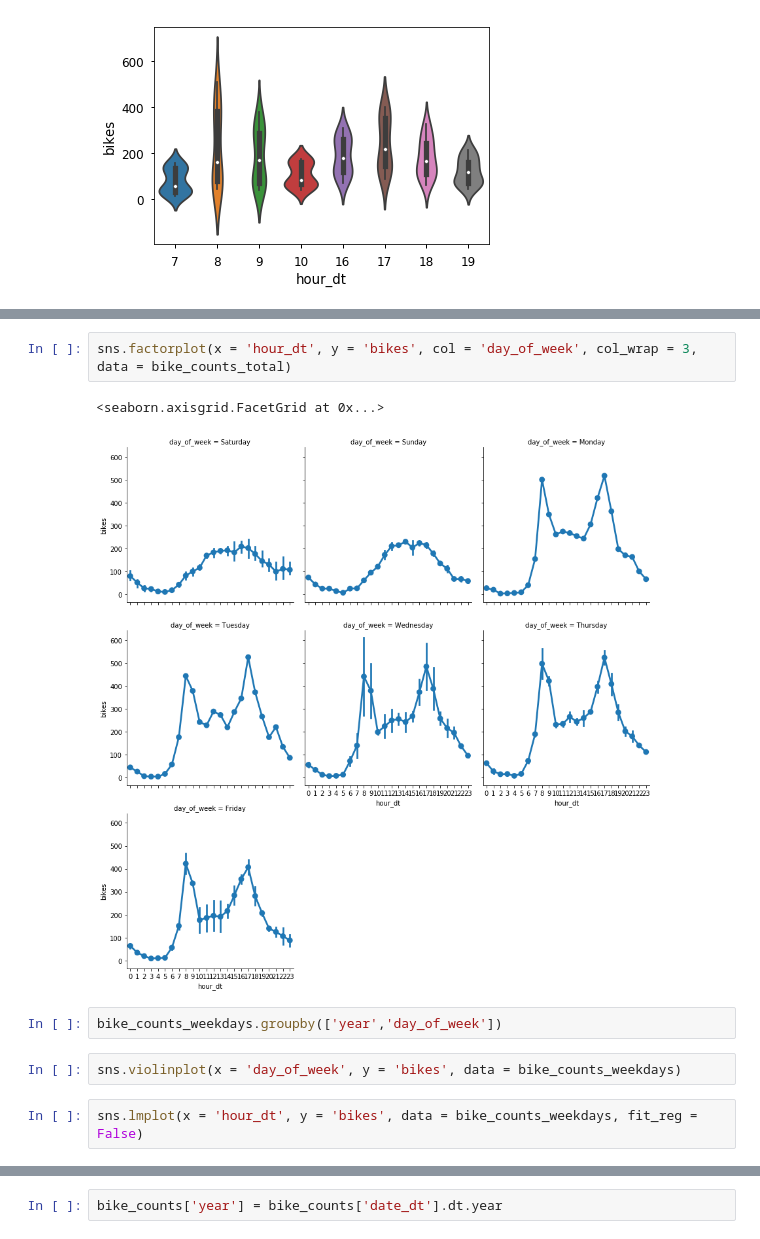
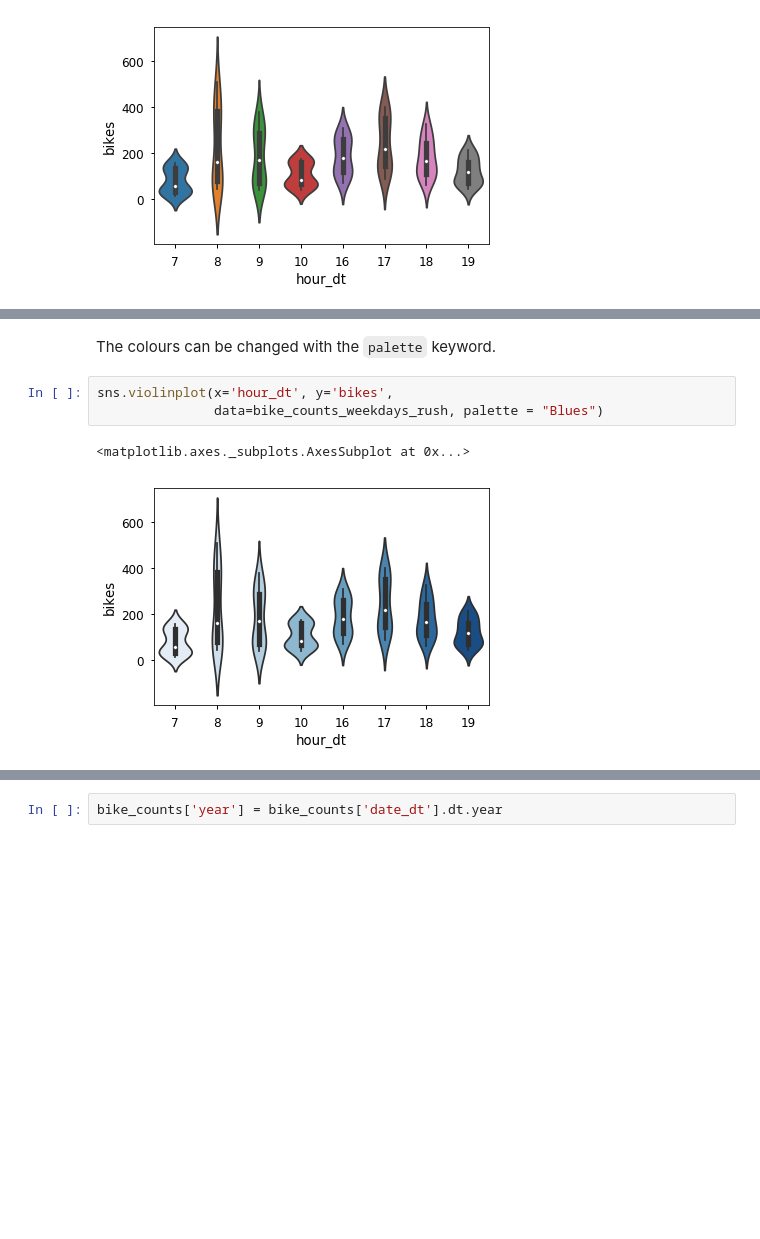
Before and after one commit to mbonsma/python-workshop, a Jupyter notebook: python-workshop.ipynb, the cells around one changed output, grey strips where cells are left out. Cells and saved outputs as stored; diff of their text form; blank space fills up the shorter version.

```diff
--- a/python-workshop.ipynb
+++ b/python-workshop.ipynb
@@ -1694,11 +1683,8 @@ What if we want to look at the effect of other categorical variables as well?
-# %%
-sns.factorplot(x = 'hour_dt', y = 'bikes', col = 'day_of_week', col_wrap = 3, data = bike_counts_total)
-# %% [output]
-<seaborn.axisgrid.FacetGrid at 0x...>
-[figure, removed]
-# %%
-bike_counts_weekdays.groupby(['year','day_of_week'])
-# %%
-sns.violinplot(x = 'day_of_week', y = 'bikes', data = bike_counts_weekdays)
-# %%
-sns.lmplot(x = 'hour_dt', y = 'bikes', data = bike_counts_weekdays, fit_reg = False)
+# %% [markdown]
+The colours can be changed with the `palette` keyword.
+# %%
+sns.violinplot(x='hour_dt', y='bikes',
+               data=bike_counts_weekdays_rush, palette = "Blues")
+# %% [output]
+<matplotlib.axes._subplots.AxesSubplot at 0x...>
+[figure, added]
```
Also changed, not shown: parts of 45 cells of this notebook.
